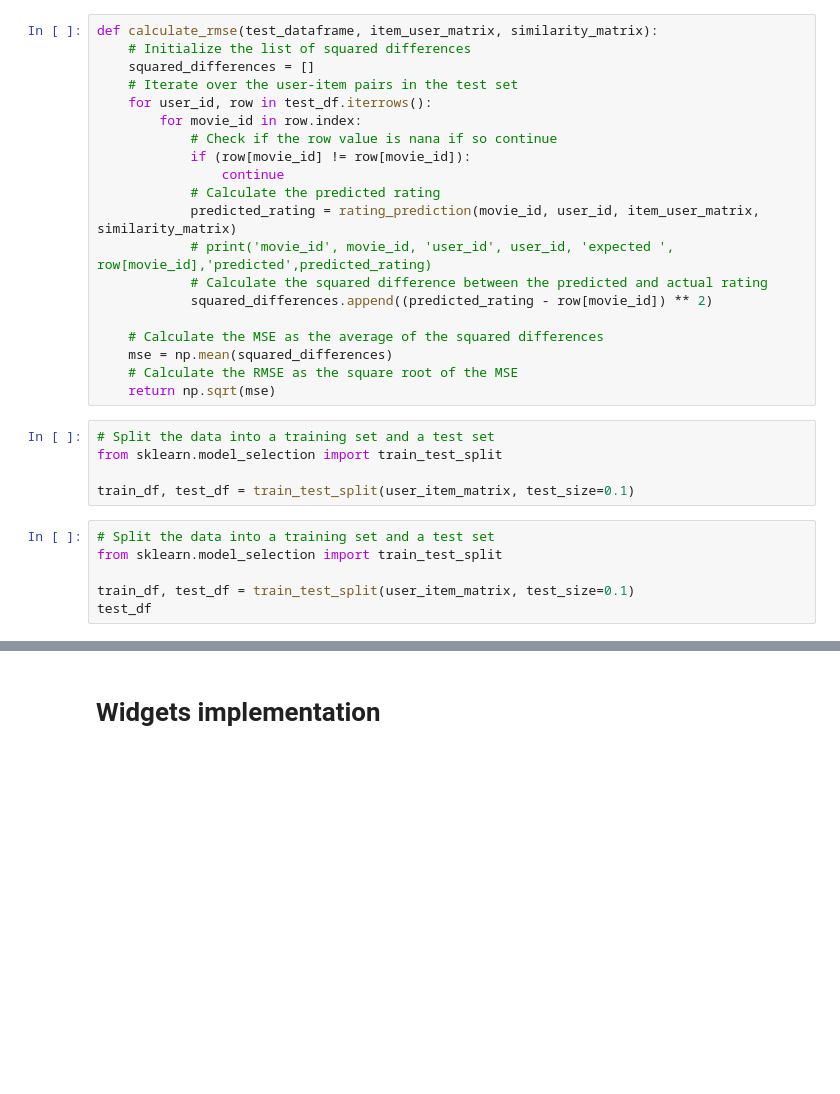
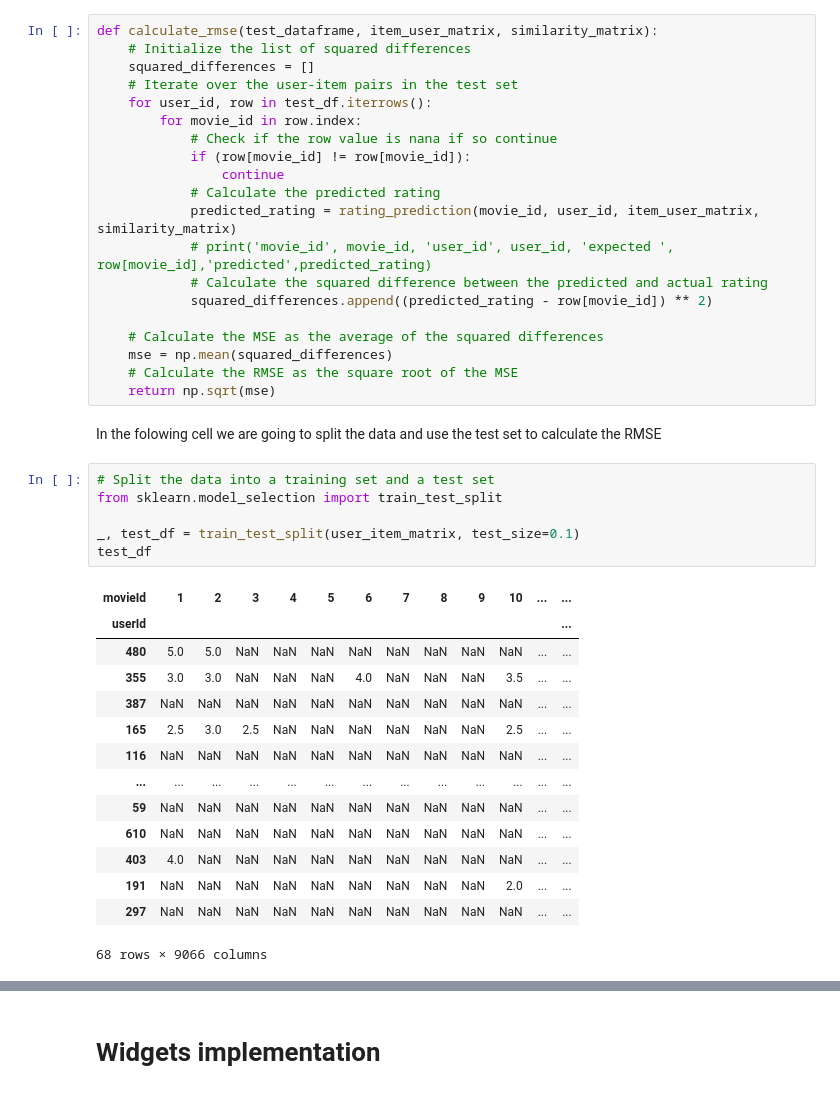
Before and after one commit to alexbejann/frisian-runes-recognition, a Jupyter notebook: MLBD-Assignment1-jupyter/Collaborative Filtering.ipynb, the cells around one changed output, grey strips where cells are left out. Drawn from its saved outputs; the diff is of its cells as text; blank space fills up the shorter version.

```diff
--- a/MLBD-Assignment1-jupyter/Collaborative Filtering.ipynb
+++ b/MLBD-Assignment1-jupyter/Collaborative Filtering.ipynb
@@ -486,17 +616,29 @@ def calculate_rmse(test_dataframe, item_user_matrix, similarity_matrix):
     mse = np.mean(squared_differences)
     # Calculate the RMSE as the square root of the MSE
     return np.sqrt(mse)
+# %% [markdown]
+In the folowing cell we are going to split the data and use the test set to calculate the RMSE
 # %%
 # Split the data into a training set and a test set
 from sklearn.model_selection import train_test_split
 
-train_df, test_df = train_test_split(user_item_matrix, test_size=0.1)
+_, test_df = train_test_split(user_item_matrix, test_size=0.1)
+test_df
+# %% [output]
+| movieId | 1 | 2 | 3 | 4 | 5 | 6 | 7 | 8 | 9 | 10 | ... | ... |
+| userId |  |  |  |  |  |  |  |  |  |  |  | ... |
+| 480 | 5.0 | 5.0 | NaN | NaN | NaN | NaN | NaN | NaN | NaN | NaN | ... | ... |
+| 355 | 3.0 | 3.0 | NaN | NaN | NaN | 4.0 | NaN | NaN | NaN | 3.5 | ... | ... |
+| 387 | NaN | NaN | NaN | NaN | NaN | NaN | NaN | NaN | NaN | NaN | ... | ... |
+| 165 | 2.5 | 3.0 | 2.5 | NaN | NaN | NaN | NaN | NaN | NaN | 2.5 | ... | ... |
+| 116 | NaN | NaN | NaN | NaN | NaN | NaN | NaN | NaN | NaN | NaN | ... | ... |
+| ... | ... | ... | ... | ... | ... | ... | ... | ... | ... | ... | ... | ... |
+| 59 | NaN | NaN | NaN | NaN | NaN | NaN | NaN | NaN | NaN | NaN | ... | ... |
+| 610 | NaN | NaN | NaN | NaN | NaN | NaN | NaN | NaN | NaN | NaN | ... | ... |
+| 403 | 4.0 | NaN | NaN | NaN | NaN | NaN | NaN | NaN | NaN | NaN | ... | ... |
+| 191 | NaN | NaN | NaN | NaN | NaN | NaN | NaN | NaN | NaN | 2.0 | ... | ... |
+| 297 | NaN | NaN | NaN | NaN | NaN | NaN | NaN | NaN | NaN | NaN | ... | ... |
+68 rows × 9066 columns
-# %%
-# Split the data into a training set and a test set
-from sklearn.model_selection import train_test_split
-
-train_df, test_df = train_test_split(user_item_matrix, test_size=0.1)
-test_df
 # %%
 # on average this runs in 1.5 minutes
 rmse_item_item_cosine = calculate_rmse(test_df, item_user_matrix, item_item_cosine_similarity_matrix)
```
Also changed, not shown: parts of 23 cells of this notebook.
